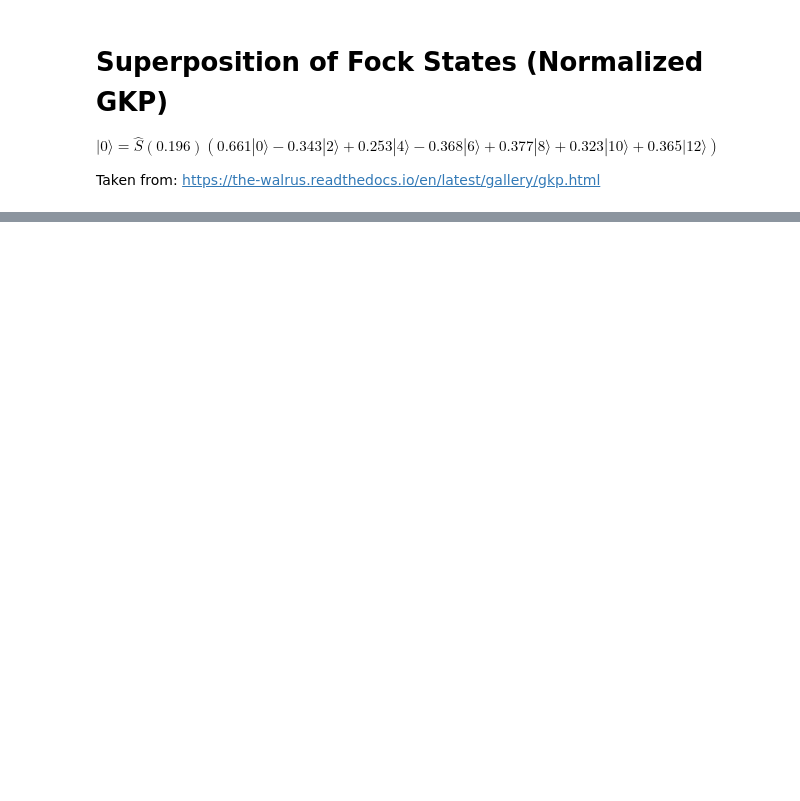
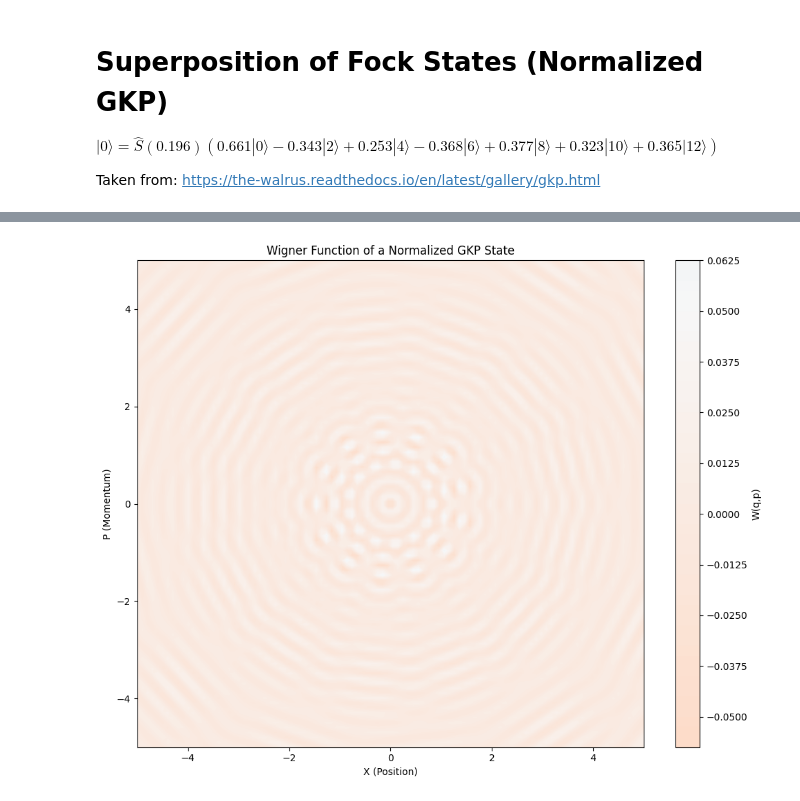
Before and after one commit to QiZhongLi/CV_Simulation, a Jupyter notebook: Testing.ipynb, the cells around one changed output, grey strips where cells are left out. Cells and saved outputs as stored; diff of their text form; code cells hidden in the pictures; blank space fills up the shorter version.

```diff
--- a/Testing.ipynb
+++ b/Testing.ipynb
@@ -251,0 +241,6 @@ Taken from: https://the-walrus.readthedocs.io/en/latest/gallery/gkp.html
+# %%
+# Calculating necessary alphas and coefficients c_k
+for k in range(n_terms):
+    states[k] = epsilon * np.exp( (2*np.pi*1j*k) / (n+1) )
+    for l in range(n_terms):
+        c[k] +=  np.sqrt(sp.special.factorial(l))* ( psi[l] / (epsilon**l) ) * np.exp((-2*np.pi*1j*k*l) / (n+1) )
@@ -251,0 +388,13 @@ Taken from: https://the-walrus.readthedocs.io/en/latest/gallery/gkp.html
+# %%
+plt.figure(figsize=(10, 8))
+contour = plt.contourf(X, P, W_GKP, levels=50, cmap='RdBu', vmin=-0.5, vmax=0.6)
+cbar = plt.colorbar(contour)
+cbar.set_label('W(q,p)')
+plt.xlabel('X (Position)')
+plt.ylabel('P (Momentum)')
+plt.title('Wigner Function of a Normalized GKP State')
+
+plt.tight_layout()
+plt.show()
+# %% [output]
+[figure, added]
```
Also changed, not shown: parts of 10 cells of this notebook, 1 other file.
